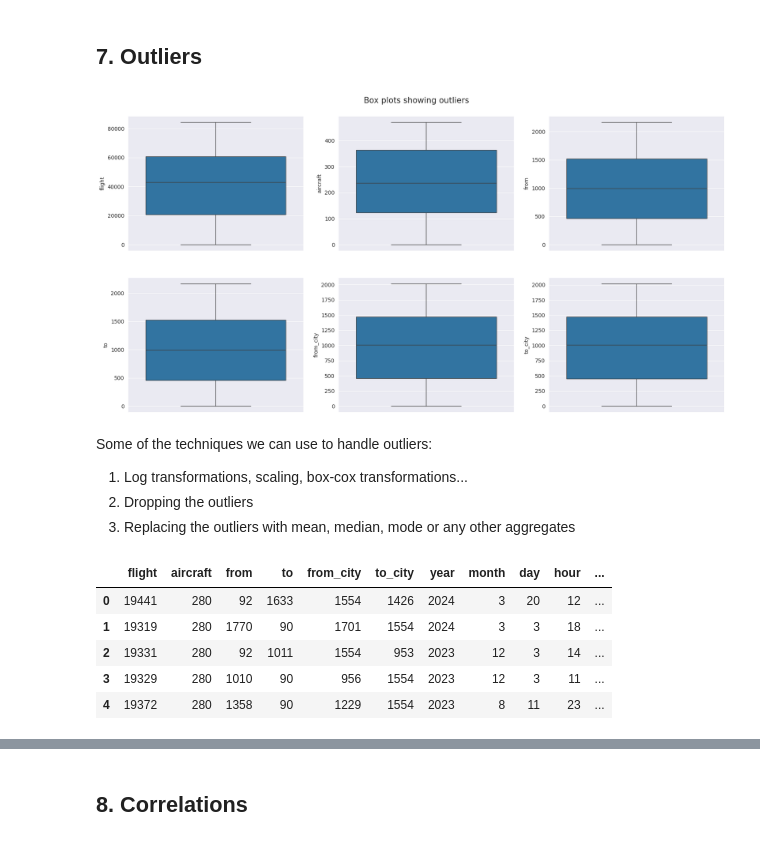
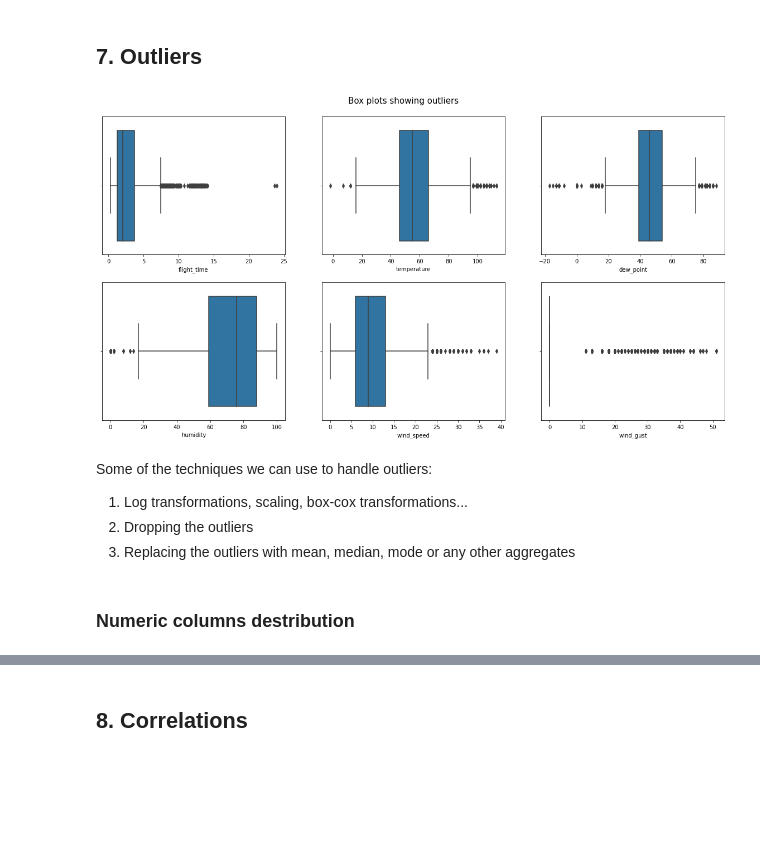
Before and after one commit to Jihed503/Flights_delay_prediction_system, a Jupyter notebook: modeling/classification.ipynb, the cells around one changed output, grey strips where cells are left out. Drawn from its saved outputs; the diff is of its cells as text; code cells hidden in the pictures; blank space fills up the shorter version.

Commit message:
real time prediction

```diff
--- a/modeling/classification.ipynb
+++ b/modeling/classification.ipynb
@@ -114,21 +135,12 @@ df.duplicated().sum()
 # %%
-df['status'] = df['status'].map({"On Time": 0, "Delayed": 1})
-
-# Convert datetime string column to datetime type
-df['flight_time'] = pd.to_datetime(df['flight_time']).dt.tz_localize(None)
-df['scheduled_time_departure'] = pd.to_datetime(df['scheduled_time_departure']).dt.tz_localize(None)
-df['actual_time_departure'] = pd.to_datetime(df['actual_time_departure']).dt.tz_localize(None)
-df['scheduled_time_arrival'] = pd.to_datetime(df['scheduled_time_arrival']).dt.tz_localize(None)
-df['date'] = pd.to_datetime(df['date']).dt.tz_localize(None)
-df["status"] = df["status"].astype('int')
+df['status'] = df['status'].map({"On Time": 0, "Delayed": 1}).astype('int')
 
 df["departure_delay"] = df["actual_time_departure"] - df["scheduled_time_departure"]
 
 # Convert the departure delay to minutes
 df['departure_delay'] = df['departure_delay'].dt.total_seconds() / 60
 
-df["departure_delay_15"] = df["departure_delay"] > 15
-df["departure_delay_15"] = df["departure_delay_15"].astype('int')
+df["departure_delay_15"] = (df["departure_delay"] > 15).astype('int')
 
 df['year'] = df['scheduled_time_arrival'].dt.year
 df['month'] = df['scheduled_time_arrival'].dt.month
@@ -136,13 +148,5 @@ df['day'] = df['scheduled_time_arrival'].dt.day
 df['hour'] = df['scheduled_time_arrival'].dt.hour
 df['dayofweek'] = df['scheduled_time_arrival'].dt.dayofweek
 df['quarter'] = df['scheduled_time_arrival'].dt.quarter
-df['is_year_start'] = df['scheduled_time_arrival'].dt.is_year_start
-df['is_year_end'] = df['scheduled_time_arrival'].dt.is_year_end
-
-df["is_year_start"] = df["is_year_start"].astype('int')
-df["is_year_end"] = df["is_year_end"].astype('int')
-
-cols = ['flight', 'aircraft', 'from', 'to', 'from_city',
-       'to_city', 'year', 'month', 'day', 'hour', 'dayofweek', 'quarter', 'is_year_start', 'is_year_end', 'departure_delay', 'departure_delay_15', 'status']
-
-df = df[cols]
+df['is_year_start'] = df['scheduled_time_arrival'].dt.is_year_start.astype('int')
+df['is_year_end'] = df['scheduled_time_arrival'].dt.is_year_end.astype('int')
@@ -155,3 +163,6 @@ df["from"] = labelEncoder.fit_transform(df["from"])
 df["to"] = labelEncoder.fit_transform(df["to"])
 df["from_city"] = labelEncoder.fit_transform(df["from_city"])
 df["to_city"] = labelEncoder.fit_transform(df["to_city"])
+df["msn"] = labelEncoder.fit_transform(df["msn"])
+df["type"] = labelEncoder.fit_transform(df["type"])
+df["airline"] = labelEncoder.fit_transform(df["airline"])
@@ -201,3 +185,10 @@ dtype: object
+# %%
+cols = ['flight', 'aircraft', 'from', 'to','from_city', 'to_city', 'flight_time',
+        'temperature', 'dew_point', 'humidity', 'wind_speed', 'wind_gust', 'pressure',
+        'my_flightradar24_rating', 'arrival_delay_index', 'departure_delay_index', 'msn', 'type', 'airline', 'age',
+         'year', 'month', 'day', 'hour', 'dayofweek', 'quarter', 'status']
+
+df = df[cols]
 # %% [markdown]
 <a name = "Target"></a>
 ## 6. Target variable distribution
@@ -248,25 +238,19 @@ Some techiques in handling class imbalance include;
 # %%
 # Plotting boxplots for each of the numerical columns
 fig, axes = plt.subplots(nrows = 2, ncols = 3, figsize = (20, 10))
 fig.suptitle('Box plots showing outliers', y= 0.93, fontsize = 15)
 
-for ax, data, name in zip(axes.flatten(), df, df.columns):
+columns_to_plot = ['flight_time', 'temperature', 'dew_point', 'humidity', 'wind_speed', 'wind_gust', 'pressure',
+        'my_flightradar24_rating', 'arrival_delay_index', 'departure_delay_index', 'msn', 'age']
+
+for ax, data, name in zip(axes.flatten(), df, columns_to_plot):
   sns.boxplot(df[name], ax = ax)
 # %% [output]
-[figure, old version]
+[figure, new version]
 # %% [markdown]
  Some of the techniques we can use to handle outliers:
   1. Log transformations, scaling, box-cox transformations...
   2. Dropping the outliers
   3. Replacing the outliers with mean, median, mode or any other aggregates
-# %%
-# Show the first few rows of the DataFrame
-pd.set_option('display.max_columns', None)
-df.head()
-# %% [output]
-|  | flight | aircraft | from | to | from_city | to_city | year | month | day | hour | ... |
-| 0 | 19441 | 280 | 92 | 1633 | 1554 | 1426 | 2024 | 3 | 20 | 12 | ... |
-| 1 | 19319 | 280 | 1770 | 90 | 1701 | 1554 | 2024 | 3 | 3 | 18 | ... |
-| 2 | 19331 | 280 | 92 | 1011 | 1554 | 953 | 2023 | 12 | 3 | 14 | ... |
-| 3 | 19329 | 280 | 1010 | 90 | 956 | 1554 | 2023 | 12 | 3 | 11 | ... |
-| 4 | 19372 | 280 | 1358 | 90 | 1229 | 1554 | 2023 | 8 | 11 | 23 | ... |
+# %% [markdown]
+### Numeric columns destribution
```
Also changed, not shown: parts of 38 cells of this notebook, 22 other files.
